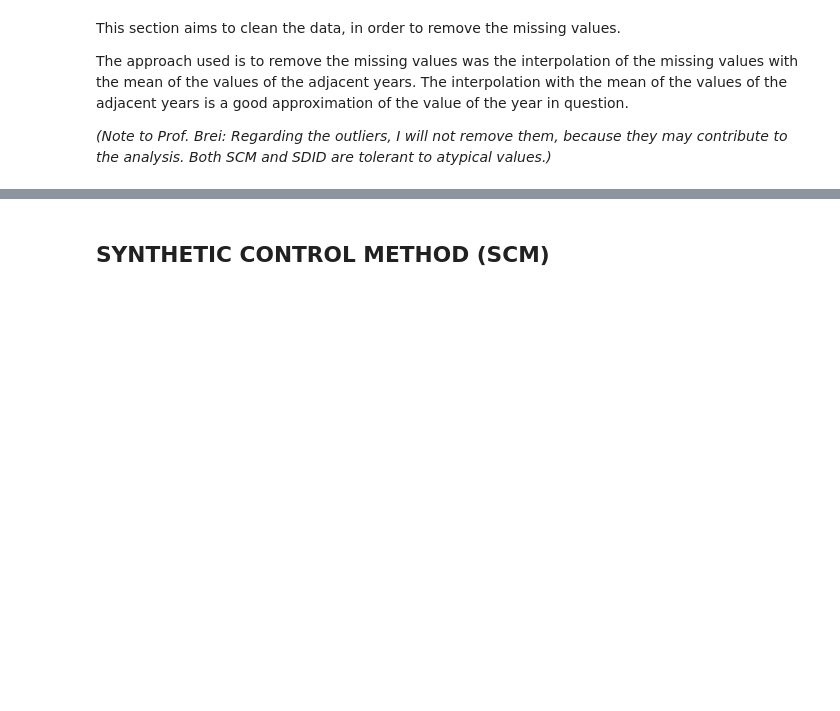
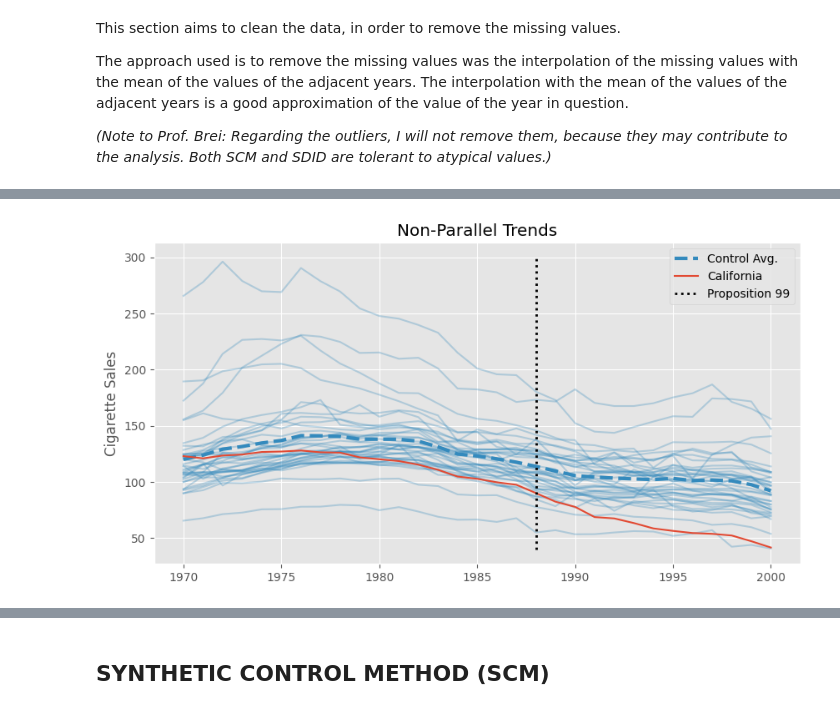
Before and after one commit to rod53/BrScienceSCM, a Jupyter notebook: IGERDBR.ipynb, the cells around one changed output, grey strips where cells are left out. Saved outputs shown, nothing was run; the diff lists cells and outputs as text; code cells hidden in the pictures; blank space fills up the shorter version.

```diff
--- a/IGERDBR.ipynb
+++ b/IGERDBR.ipynb
@@ -689,0 +603,22 @@ All of them will be tested and cross-validated through the following steps:
+# %%
+# Create a new dataframe named "dfs", scaling the data on each column of "df" between the 5th and the last three, keeping the first 5 columns (rounding to 2 decimal places)
+dfs = df.iloc[:, 5:].apply(lambda x: (x - x.min()) / (x.max() - x.min()), axis=0).round(4)
+dfs = pd.concat([df.iloc[:, :5], dfs], axis=1)
+
+# Create a new column in the first position, with a numeric ID for each , starting from 1
+dfs['ID'] = dfs.groupby('Country').ngroup()+1
+
+# Drop Year > 2016
+dfs = dfs[dfs['Year'] <= 2016]
+
+# Create column "treated", with "True" for Brazil  and "False" for the rest of the countries
+dfs['Treatment'] = np.where(dfs['Country'] == 'Brazil', True, False)
+
+# Create column "after_treatment", with "True" for years between 2006 and 2016, and "False" for the rest of the years
+dfs['Post'] = np.where((dfs['Year'] >= 2007) & (dfs['Year'] <= 2016), True, False)
+
+# Print first 50 rows of the dataset
+dfs.head(20)
+
+# Print Brazil's data
+dfs[dfs['Country'] == 'Brazil']
@@ -689,0 +646,5 @@ All of them will be tested and cross-validated through the following steps:
+# %%
+dfs_piv = dfs.pivot("Year", "Country", "Web of Science Documents")
+dfs_piv = dfs_piv.rename(columns={c: f"{c}" for c in dfs_piv.columns if c != "Brazil"})
+
+dfs_piv.head(17).round(4)
@@ -714,0 +716,11 @@ strong multicollinearity or other numerical problems.
+# %%
+plt.figure(figsize=(10,5))
+plt.plot(dfs_piv.drop(columns=["california"]), color="C1", alpha=0.3)
+plt.plot(dfs_piv.drop(columns=["california"]).mean(axis=1), lw=3, color="C1", ls="dashed", label="Control Avg.")
+plt.plot(dfs_piv["california"], color="C0", label="California")
+plt.vlines(x=1988, ymin=40, ymax=300, linestyle=":", lw=2, label="Proposition 99", color="black")
+plt.legend()
+plt.ylabel("Cigarette Sales")
+plt.title("Non-Parallel Trends");
+# %% [output]
+[figure, added]
```
Also changed, not shown: parts of 106 cells of this notebook.
